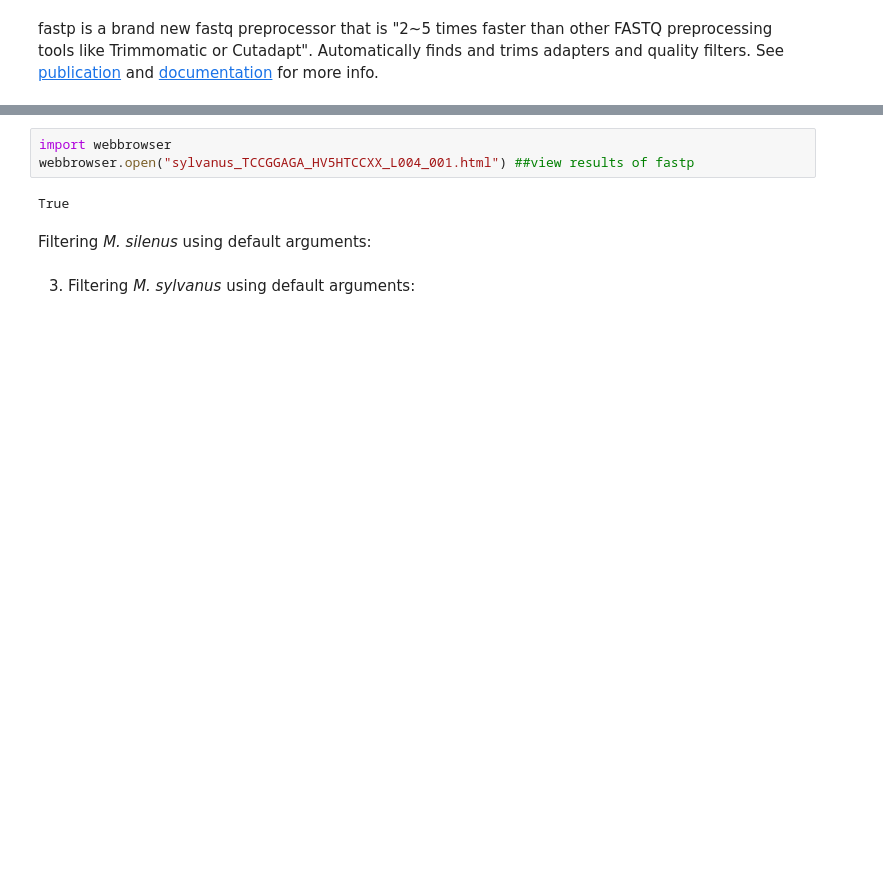
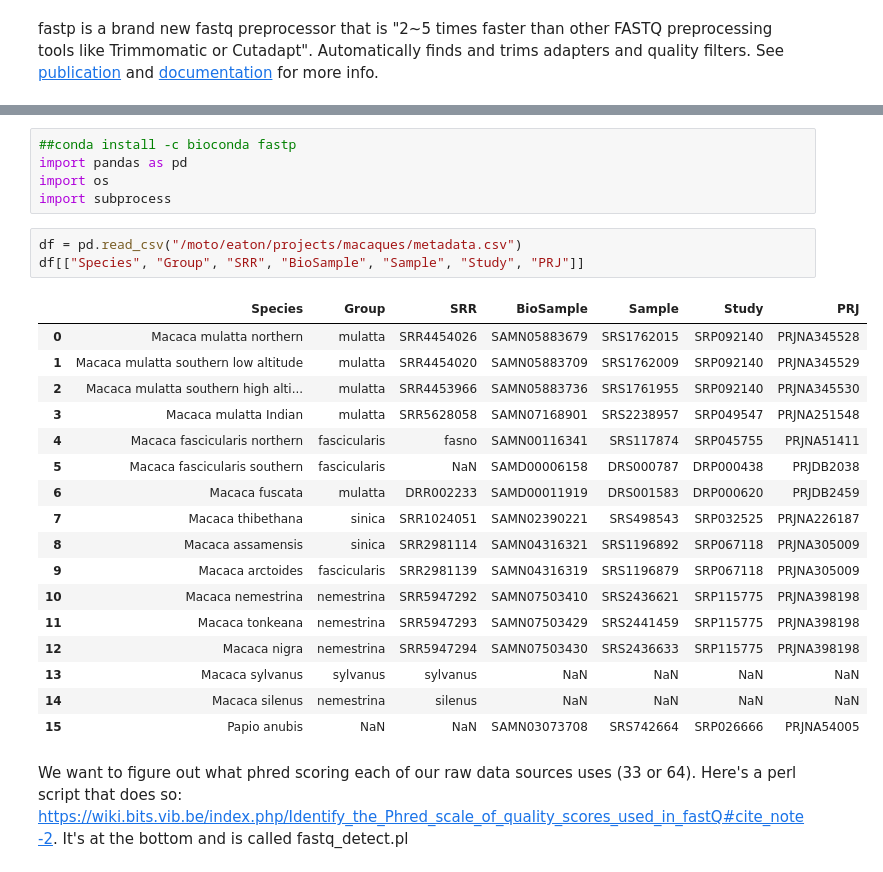
Before and after one commit to mistergroot/gatktutorial, a Jupyter notebook: 2-trimming.ipynb, the cells around one changed output, grey strips where cells are left out. Saved outputs shown, nothing was run; the diff lists cells and outputs as text; blank space fills up the shorter version.

```diff
--- a/2-trimming.ipynb
+++ b/2-trimming.ipynb
@@ -128,9 +5,28 @@ Wall time: 4.25 s
-# %%
-import webbrowser
-webbrowser.open("sylvanus_TCCGGAGA_HV5HTCCXX_L004_001.html") ##view results of fastp
-# %% [output]
-True
-# %% [markdown]
-Filtering _M. silenus_ using default arguments:
-# %% [markdown]
-3) Filtering _M. sylvanus_ using default arguments:
+# %%
+##conda install -c bioconda fastp
+import pandas as pd
+import os
+import subprocess
+# %%
+df = pd.read_csv("/moto/eaton/projects/macaques/metadata.csv")
+df[["Species", "Group", "SRR", "BioSample", "Sample", "Study", "PRJ"]]
+# %% [output]
+|  | Species | Group | SRR | BioSample | Sample | Study | PRJ |
+| 0 | Macaca mulatta northern | mulatta | SRR4454026 | SAMN05883679 | SRS1762015 | SRP092140 | PRJNA345528 |
+| 1 | Macaca mulatta southern low altitude | mulatta | SRR4454020 | SAMN05883709 | SRS1762009 | SRP092140 | PRJNA345529 |
+| 2 | Macaca mulatta southern high alti... | mulatta | SRR4453966 | SAMN05883736 | SRS1761955 | SRP092140 | PRJNA345530 |
+| 3 | Macaca mulatta Indian | mulatta | SRR5628058 | SAMN07168901 | SRS2238957 | SRP049547 | PRJNA251548 |
+| 4 | Macaca fascicularis northern | fascicularis | fasno | SAMN00116341 | SRS117874 | SRP045755 | PRJNA51411 |
+| 5 | Macaca fascicularis southern | fascicularis | NaN | SAMD00006158 | DRS000787 | DRP000438 | PRJDB2038 |
+| 6 | Macaca fuscata | mulatta | DRR002233 | SAMD00011919 | DRS001583 | DRP000620 | PRJDB2459 |
+| 7 | Macaca thibethana | sinica | SRR1024051 | SAMN02390221 | SRS498543 | SRP032525 | PRJNA226187 |
+| 8 | Macaca assamensis | sinica | SRR2981114 | SAMN04316321 | SRS1196892 | SRP067118 | PRJNA305009 |
+| 9 | Macaca arctoides | fascicularis | SRR2981139 | SAMN04316319 | SRS1196879 | SRP067118 | PRJNA305009 |
+| 10 | Macaca nemestrina | nemestrina | SRR5947292 | SAMN07503410 | SRS2436621 | SRP115775 | PRJNA398198 |
+| 11 | Macaca tonkeana | nemestrina | SRR5947293 | SAMN07503429 | SRS2441459 | SRP115775 | PRJNA398198 |
+| 12 | Macaca nigra | nemestrina | SRR5947294 | SAMN07503430 | SRS2436633 | SRP115775 | PRJNA398198 |
+| 13 | Macaca sylvanus | sylvanus | sylvanus | NaN | NaN | NaN | NaN |
+| 14 | Macaca silenus | nemestrina | silenus | NaN | NaN | NaN | NaN |
+| 15 | Papio anubis | NaN | NaN | SAMN03073708 | SRS742664 | SRP026666 | PRJNA54005 |
+# %% [markdown]
+We want to figure out what phred scoring each of our raw data sources uses (33 or 64). Here's a perl script that does so: https://wiki.bits.vib.be/index.php/Identify_the_Phred_scale_of_quality_scores_used_in_fastQ#cite_note-2. It's at the bottom and is called fastq_detect.pl
```
Also changed, not shown: parts of 29 cells of this notebook, 5 other files.
